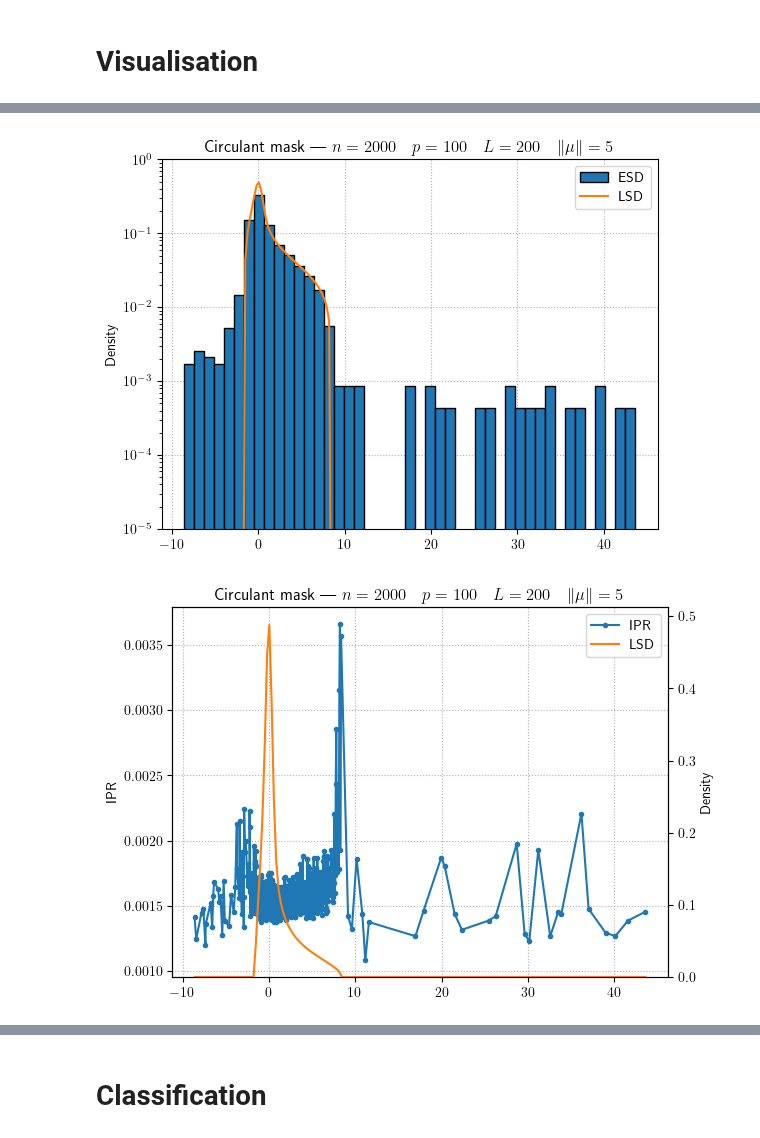
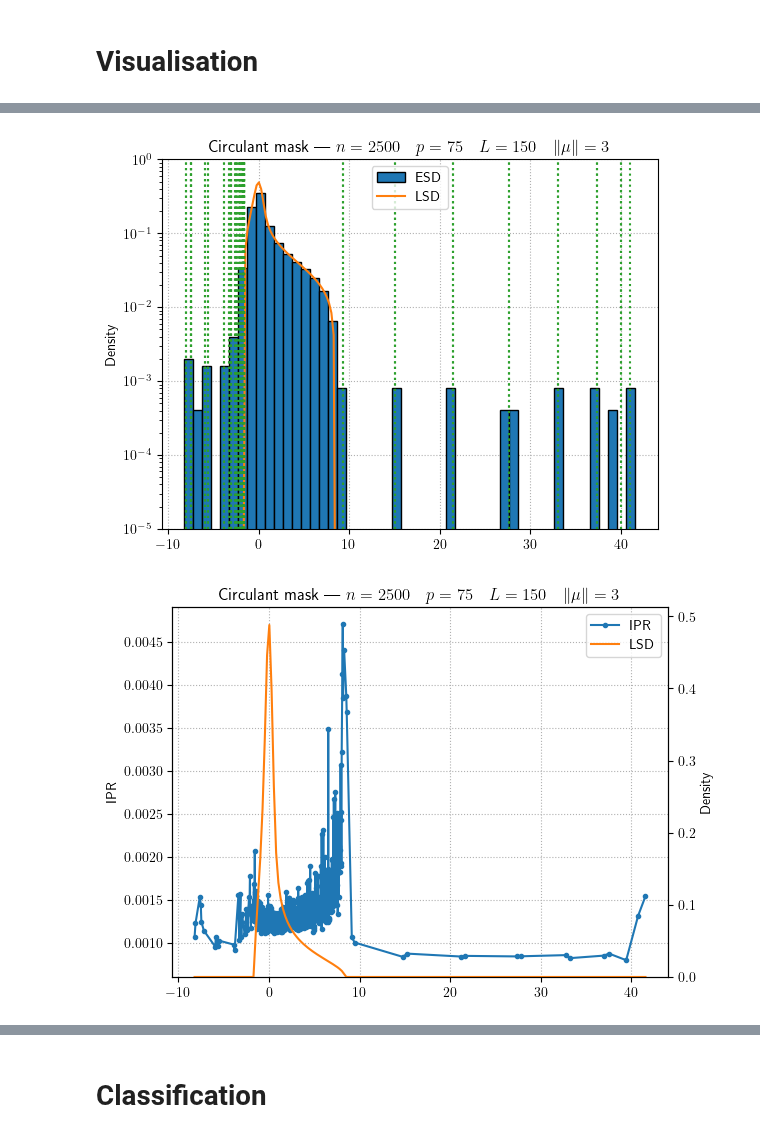
Before and after one commit to HugoLebeau/online_learning, a Jupyter notebook: main.ipynb, the cells around one changed output, grey strips where cells are left out. Saved outputs shown, nothing was run; the diff lists cells and outputs as text; code cells hidden in the pictures.

```diff
--- a/main.ipynb
+++ b/main.ipynb
@@ -12,17 +12,17 @@ np.random.seed(14159)
 # %% [markdown]
 # Set parameters
 # %%
-n = 2000 # sample size
-p = 100 # dimension
-L = 200 # band size
-mu_norm = 5
+n = 2500 # sample size
+p = 75 # dimension
+L = 150 # band size
+mu_norm = 3
 
 setting = "$n = {} \\quad p = {} \\quad L = {} \\quad \\| \\mu \\| = {}$".format(n, p, L, mu_norm)
 
 c = p/n
 epsilon = (2*L-1)/n
 
-pm1_setting = False
+pm1_setting = True
 
 if pm1_setting:
     k = 2 # number of classes
@@ -78,8 +78,10 @@ if ('computed_bases' not in locals()) or (computed_bases[0] != n) or (computed_b
 axr = np.linspace(eigvals_c.min(), eigvals_c.max(), 200)
 eta0_t = utils.eta0(axr, p, tau)
 eta0_c = utils.eta0(axr, p, psi)
-LSD_t = (1/(1-axr-eta0_t)).imag/np.pi
-LSD_c = (1/(1-axr-eta0_c)).imag/np.pi
+m_t = 1/(1-axr-eta0_t)
+m_c = 1/(1-axr-eta0_c)
+LSD_t = m_t.imag/np.pi
+LSD_c = m_c.imag/np.pi
 # %%
 # Get spikes and alignments
 if pm1_setting:
@@ -96,9 +98,11 @@ IPR_c = np.sum(eigvecs_c**4, axis=1)/(np.sum(eigvecs_c**2, axis=1)**2)
 plt.hist(eigvals_t.flatten(), bins='sqrt', edgecolor='black', density=True, zorder=2, label="ESD")
 plt.plot(axr, LSD_t, color='C1', label="LSD")
 if pm1_setting:
+    vline = None
     for spike in spikes_t:
         vline = plt.axvline(x=spike, ls=':', color='C2')
-    vline.set_label("Spike")
+    if vline:
+        vline.set_label("Spike")
 plt.grid(ls=':')
 plt.yscale('log')
 plt.ylim(1e-5, 1)
@@ -126,34 +130,36 @@ plt.show()
 # %%
 plt.hist(eigvals_c.flatten(), bins='sqrt', edgecolor='black', density=True, zorder=2, label="ESD")
 plt.plot(axr, LSD_c, color='C1', label="LSD")
 if pm1_setting:
+    vline = None
     for spike in spikes_c:
         plt.axvline(x=spike, ls=':', color='C2')
-    vline.set_label("Spike")
+    if vline:
+        vline.set_label("Spike")
 plt.grid(ls=':')
 plt.yscale('log')
 plt.ylim(1e-5, 1)
 plt.ylabel("Density")
 plt.legend()
 plt.title("Circulant mask | "+setting)
 plt.show()
 
 plt.plot(eigvals_c[0], IPR_c[0], marker='.', label="IPR")
 plt.grid(ls=':')
 plt.ylabel("IPR")
 ax1 = plt.gca()
 ax2 = plt.twinx()
 plt.plot(axr, LSD_c, color='C1', label="LSD")
 plt.ylabel("Density")
 plt.ylim(bottom=0)
 lines1, labels1 = ax1.get_legend_handles_labels()
 lines2, labels2 = ax2.get_legend_handles_labels()
 plt.legend(lines1+lines2, labels1+labels2)
 plt.title("Circulant mask | "+setting)
 plt.show()
 # %% [output]
-[figure, old version]
+[figure, new version]
-[figure, old version]
+[figure, new version]
 # %%
 x = np.arange(n)
 n_to_plot = 5
```
Also changed, not shown: parts of 7 cells of this notebook.
